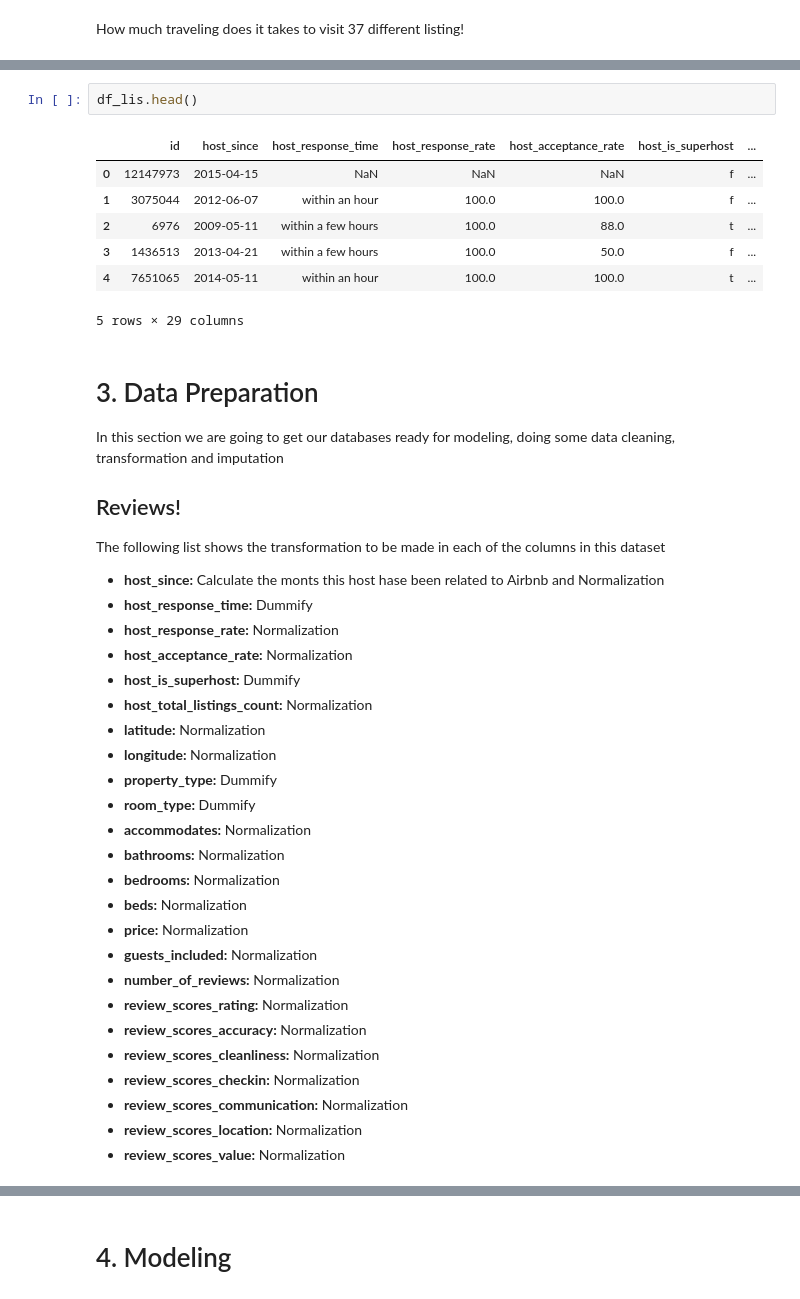
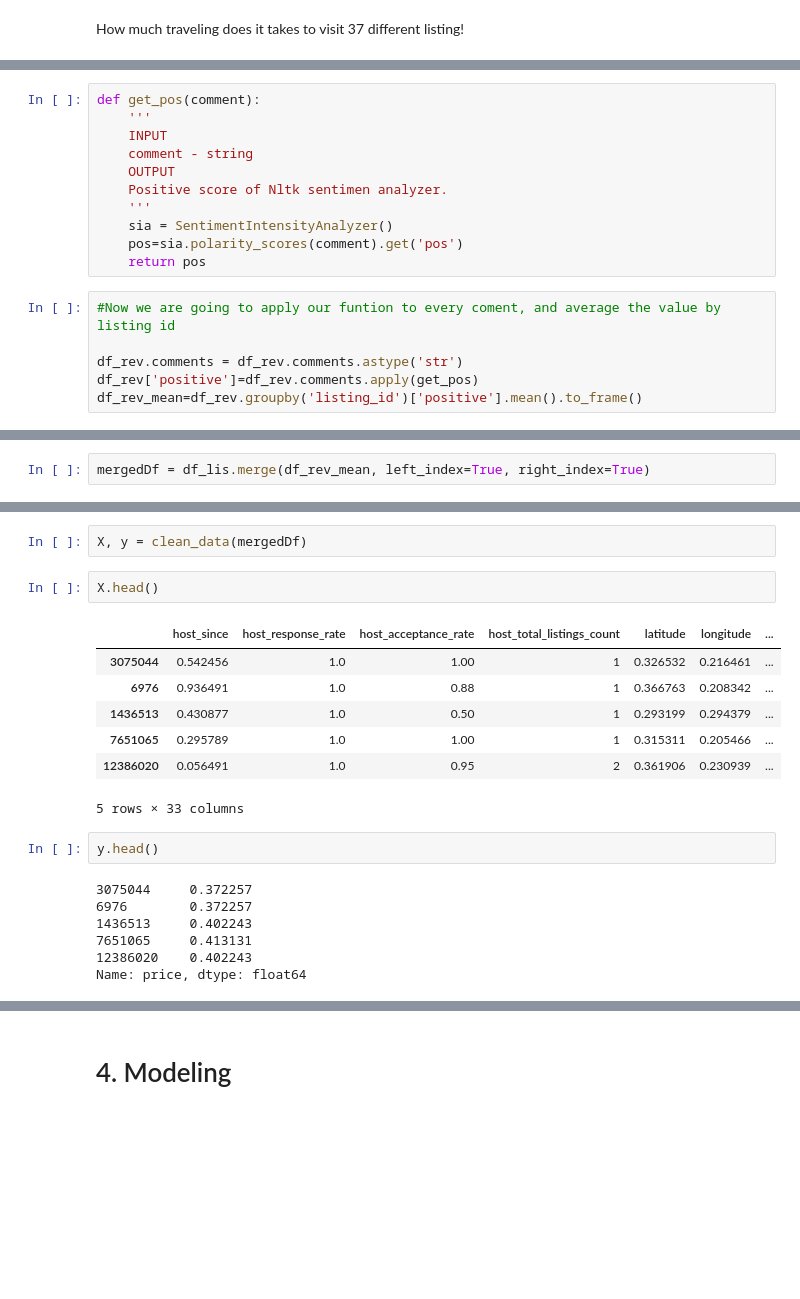
Before and after one commit to mpradam/udacity_p1, a Jupyter notebook: BostonAirBNB.ipynb, the cells around one changed output, grey strips where cells are left out. Cells and saved outputs as stored; diff of their text form; blank space fills up the shorter version.

```diff
--- a/BostonAirBNB.ipynb
+++ b/BostonAirBNB.ipynb
@@ -184,0 +244,17 @@ This dataset is pretty straight forward. In the following section we are going t
+# %%
+def get_pos(comment):
+    '''
+    INPUT
+    comment - string
+    OUTPUT
+    Positive score of Nltk sentimen analyzer.
+    '''
+    sia = SentimentIntensityAnalyzer()
+    pos=sia.polarity_scores(comment).get('pos')
+    return pos
+# %%
+#Now we are going to apply our funtion to every coment, and average the value by listing id
+
+df_rev.comments = df_rev.comments.astype('str')
+df_rev['positive']=df_rev.comments.apply(get_pos)
+df_rev_mean=df_rev.groupby('listing_id')['positive'].mean().to_frame()
@@ -184,0 +263,2 @@ This dataset is pretty straight forward. In the following section we are going t
+# %%
+mergedDf = df_lis.merge(df_rev_mean, left_index=True, right_index=True)
@@ -185,43 +310,21 @@ This dataset is pretty straight forward. In the following section we are going t
+# %%
+X, y = clean_data(mergedDf)
 # %%
-df_lis.head()
+X.head()
 # %% [output]
-|  | id | host_since | host_response_time | host_response_rate | host_acceptance_rate | host_is_superhost | ... |
-| 0 | 12147973 | 2015-04-15 | NaN | NaN | NaN | f | ... |
-| 1 | 3075044 | 2012-06-07 | within an hour | 100.0 | 100.0 | f | ... |
-| 2 | 6976 | 2009-05-11 | within a few hours | 100.0 | 88.0 | t | ... |
-| 3 | 1436513 | 2013-04-21 | within a few hours | 100.0 | 50.0 | f | ... |
-| 4 | 7651065 | 2014-05-11 | within an hour | 100.0 | 100.0 | t | ... |
+|  | host_since | host_response_rate | host_acceptance_rate | host_total_listings_count | latitude | longitude | ... |
+| 3075044 | 0.542456 | 1.0 | 1.00 | 1 | 0.326532 | 0.216461 | ... |
+| 6976 | 0.936491 | 1.0 | 0.88 | 1 | 0.366763 | 0.208342 | ... |
+| 1436513 | 0.430877 | 1.0 | 0.50 | 1 | 0.293199 | 0.294379 | ... |
+| 7651065 | 0.295789 | 1.0 | 1.00 | 1 | 0.315311 | 0.205466 | ... |
+| 12386020 | 0.056491 | 1.0 | 0.95 | 2 | 0.361906 | 0.230939 | ... |
-5 rows × 29 columns
+5 rows × 33 columns
-# %% [markdown]
-# 3. Data Preparation
-
-In this section we are going to get our databases ready for modeling, doing some data cleaning, transformation and imputation
-
-## Reviews!
-
-The following list shows the transformation to be made in each of the columns in this dataset
-
-- **host_since:** Calculate the monts this host hase been related to Airbnb and Normalization
-- **host_response_time:** Dummify
-- **host_response_rate:** Normalization
-- **host_acceptance_rate:** Normalization
-- **host_is_superhost:** Dummify
-- **host_total_listings_count:** Normalization
-- **latitude:** Normalization
-- **longitude:** Normalization
-- **property_type:** Dummify
-- **room_type:** Dummify
-- **accommodates:** Normalization
-- **bathrooms:** Normalization
-- **bedrooms:** Normalization
-- **beds:** Normalization
-- **price:** Normalization
-- **guests_included:** Normalization
-- **number_of_reviews:** Normalization
-- **review_scores_rating:** Normalization
-- **review_scores_accuracy:** Normalization
-- **review_scores_cleanliness:** Normalization
-- **review_scores_checkin:** Normalization
-- **review_scores_communication:** Normalization
-- **review_scores_location:** Normalization
-- **review_scores_value:** Normalization
+# %%
+y.head()
+# %% [output]
+3075044     0.372257
+6976        0.372257
+1436513     0.402243
+7651065     0.413131
+12386020    0.402243
+Name: price, dtype: float64
```
Also changed, not shown: parts of 30 cells of this notebook, 2 other files.
